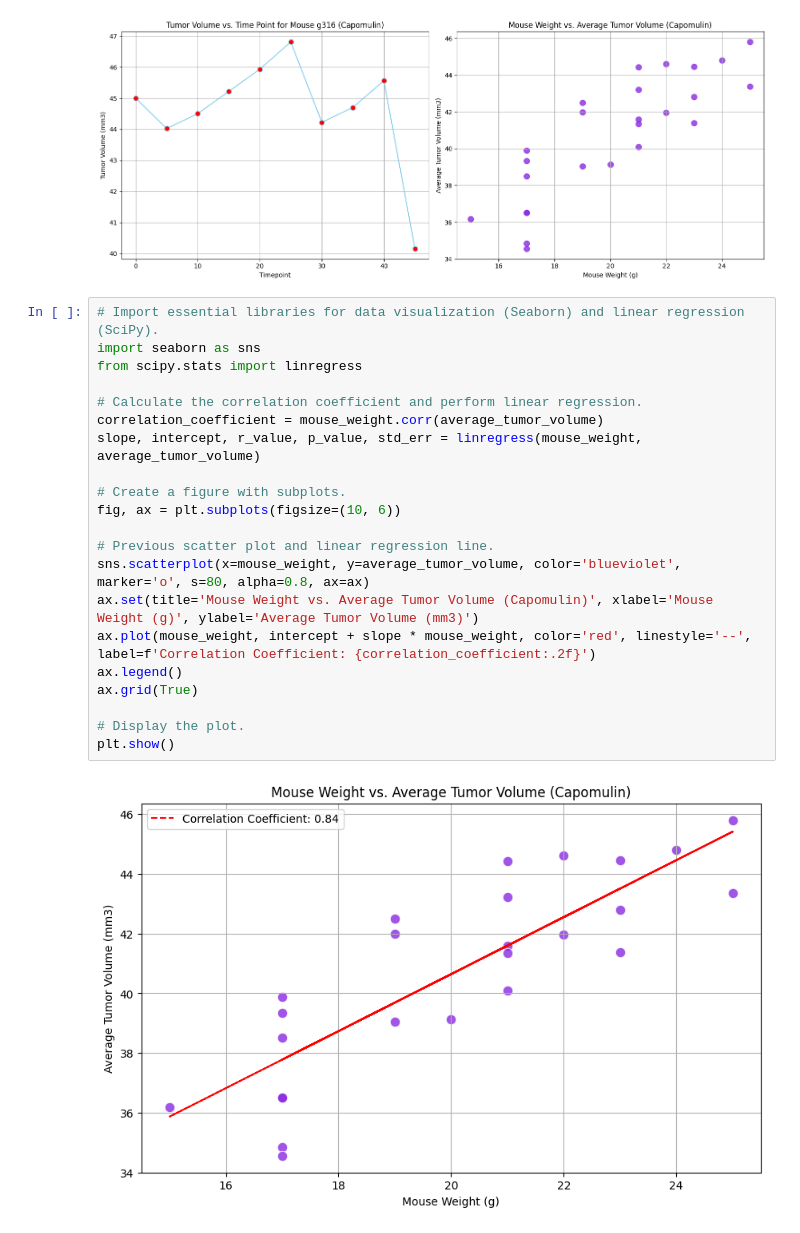
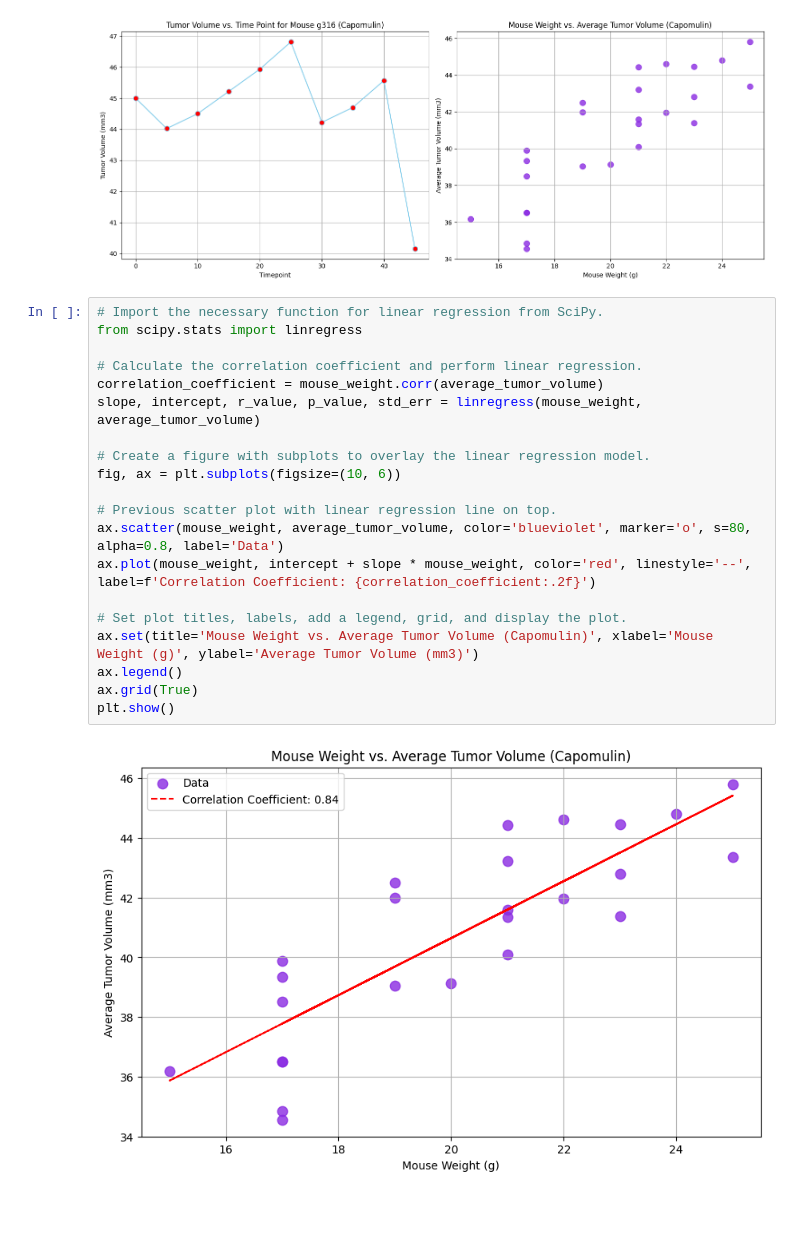
Before and after one commit to GBov81/Module-5, a Jupyter notebook: Correlation&Regression.ipynb, the cells around one changed output. Drawn from its saved outputs; the diff is of its cells as text.

```diff
--- a/Correlation&Regression.ipynb
+++ b/Correlation&Regression.ipynb
@@ -82,25 +82,24 @@ plt.show()
 # %% [output]
 [figure]
 # %%
-# Import essential libraries for data visualization (Seaborn) and linear regression (SciPy).
-import seaborn as sns
+# Import the necessary function for linear regression from SciPy.
 from scipy.stats import linregress
 
 # Calculate the correlation coefficient and perform linear regression.
 correlation_coefficient = mouse_weight.corr(average_tumor_volume)
 slope, intercept, r_value, p_value, std_err = linregress(mouse_weight, average_tumor_volume)
 
-# Create a figure with subplots.
+# Create a figure with subplots to overlay the linear regression model.
 fig, ax = plt.subplots(figsize=(10, 6))
 
-# Previous scatter plot and linear regression line.
-sns.scatterplot(x=mouse_weight, y=average_tumor_volume, color='blueviolet', marker='o', s=80, alpha=0.8, ax=ax)
+# Previous scatter plot with linear regression line on top.
+ax.scatter(mouse_weight, average_tumor_volume, color='blueviolet', marker='o', s=80, alpha=0.8, label='Data')
+ax.plot(mouse_weight, intercept + slope * mouse_weight, color='red', linestyle='--', label=f'Correlation Coefficient: {correlation_coefficient:.2f}')
+
+# Set plot titles, labels, add a legend, grid, and display the plot.
 ax.set(title='Mouse Weight vs. Average Tumor Volume (Capomulin)', xlabel='Mouse Weight (g)', ylabel='Average Tumor Volume (mm3)')
-ax.plot(mouse_weight, intercept + slope * mouse_weight, color='red', linestyle='--', label=f'Correlation Coefficient: {correlation_coefficient:.2f}')
 ax.legend()
 ax.grid(True)
-
-# Display the plot.
 plt.show()
 # %% [output]
-[figure, old version]
+[figure, new version]
```
